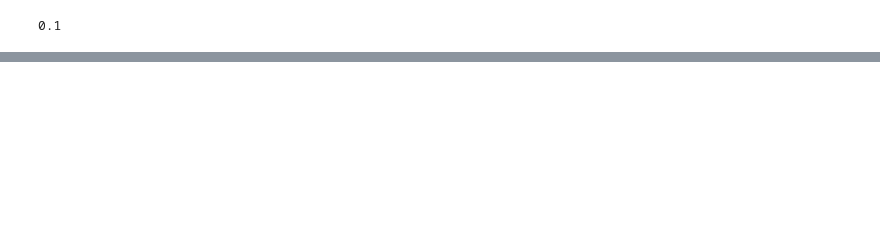
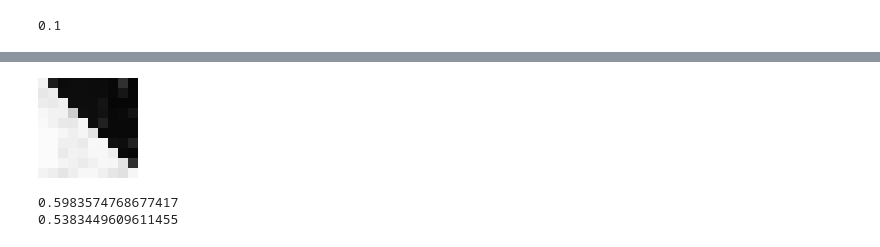
Before and after one commit to dvillacis/BilevelImagingParameterLearning.jl, a Jupyter notebook: demo/bilevel_scalar_rof/bilevel_scalar_vi.ipynb, the cells around one changed output, grey strips where cells are left out. Cells and saved outputs as stored; diff of their text form; code cells hidden in the pictures; blank space fills up the shorter version.

```diff
--- a/demo/bilevel_scalar_rof/bilevel_scalar_vi.ipynb
+++ b/demo/bilevel_scalar_rof/bilevel_scalar_vi.ipynb
@@ -117,0 +156,2 @@ plot(lambda_range,grads,label="grad",xticks = 0:1:lambda_max, background_color =
+# %%
+lambda_opt = trust_region_solver(lower_level_solver,upper_level_cost,15.0,f,z)
@@ -117,0 +177,11 @@ plot(lambda_range,grads,label="grad",xticks = 0:1:lambda_max, background_color =
+# %%
+u_h = lower_level_solver(u,f,lambda_opt,K)
+Gray.(u_h)
+# %% [output]
+[figure, added]
+# %%
+println(ssim(u_h,z))
+println(ssim(f,z))
+# %% [output]
+0.5983574768677417
+0.5383449609611455
```
Also changed, not shown: parts of 14 cells of this notebook, 5 other files.
